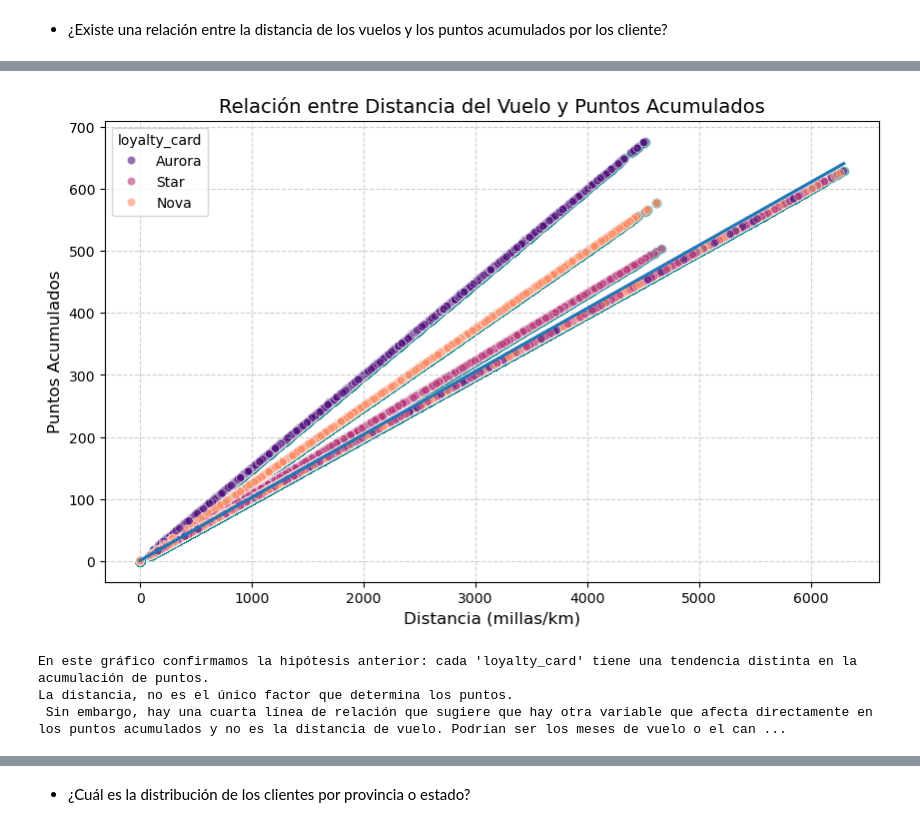
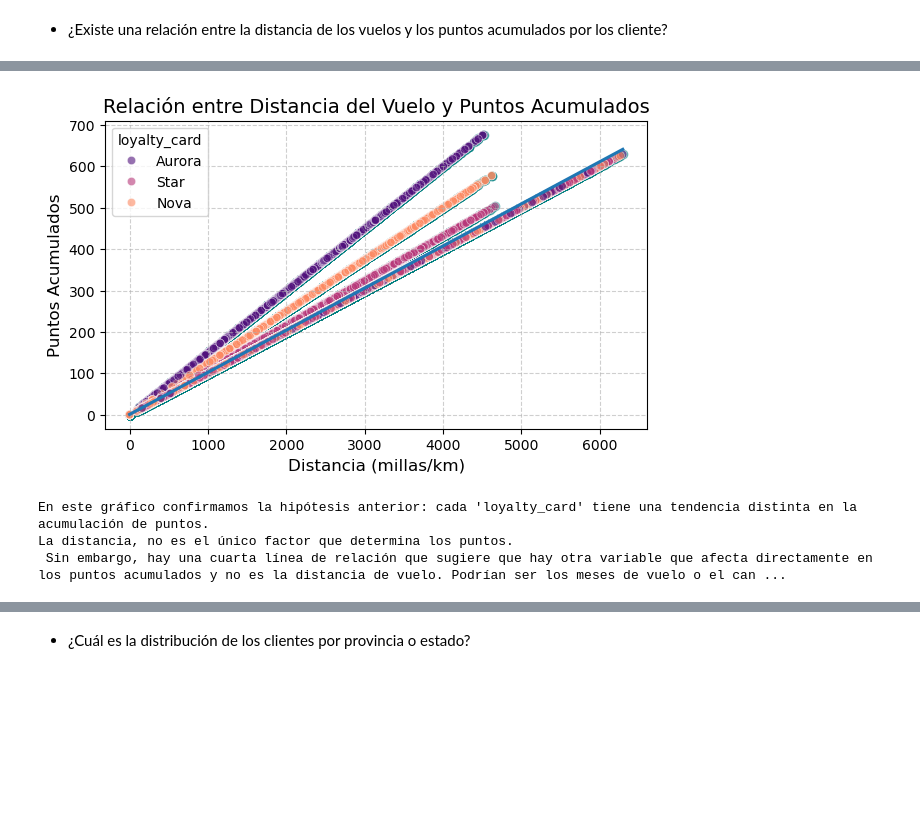
Before and after one commit to Adalab/bda-modulo-3-evaluacion-final-PatriciaAnaya, a Jupyter notebook: bda-modulo-3-evaluacion-final-PatriciaAnaya.ipynb, the cells around one changed output, grey strips where cells are left out. Cells and saved outputs as stored; diff of their text form; code cells hidden in the pictures; blank space fills up the shorter version.

```diff
--- a/bda-modulo-3-evaluacion-final-PatriciaAnaya.ipynb
+++ b/bda-modulo-3-evaluacion-final-PatriciaAnaya.ipynb
@@ -657,24 +657,24 @@ print("En este gráfico observamos lo ya comentado anteriormente: a mayor distan
 En este gráfico observamos lo ya comentado anteriormente: a mayor distancia de vuelo, mayor es la cantidad de puntos acumulados.
 Sin embargo, podemos observar cuatro tipos de tendencias en la sumatoria de puntos, probablemente relacionado con el tipo de 'loyalty_card' que posea cada cliente.
 # %%
-plt.figure(figsize=(10, 6))
+plt.figure(figsize=(7, 4))
 
 # scatter_kws ajusta los puntos, line_kws muestra una línea de tendencia
 sns.regplot(data=df_final, x='distance', y='points_accumulated',
             scatter_kws={'alpha':0.5, 'color':'teal'})
 
 sns.scatterplot(data=df_final, x='distance', y='points_accumulated',
                 hue='loyalty_card', palette='magma', alpha=0.6)
 
 plt.title('Relación entre Distancia del Vuelo y Puntos Acumulados', fontsize=14)
 plt.xlabel('Distancia (millas/km)', fontsize=12)
 plt.ylabel('Puntos Acumulados', fontsize=12)
 plt.grid(True, linestyle='--', alpha=0.6)
 plt.show()
 
 print("En este gráfico confirmamos la hipótesis anterior: cada 'loyalty_card' tiene una tendencia distinta en la acumulación de puntos. \nLa distancia, no es el único factor que determina los puntos. \n Sin embargo, hay una cuarta línea de relación que sugiere que hay otra variable que afecta directamente en los puntos acumulados y no es la distancia de vuelo. Podrían ser los meses de vuelo o el canjeo de puntos. Debemos hacer una búsqueda más profunda de los posibles motivos.")
 # %% [output]
-[figure, old version]
+[figure, new version]
 En este gráfico confirmamos la hipótesis anterior: cada 'loyalty_card' tiene una tendencia distinta en la acumulación de puntos.
 La distancia, no es el único factor que determina los puntos.
  Sin embargo, hay una cuarta línea de relación que sugiere que hay otra variable que afecta directamente en los puntos acumulados y no es la distancia de vuelo. Podrían ser los meses de vuelo o el can ...
```
Also changed, not shown: parts of 7 cells of this notebook.
